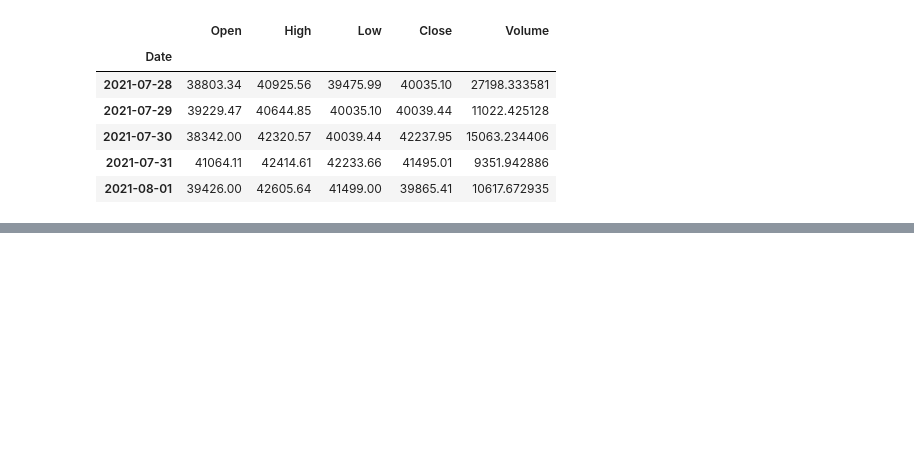
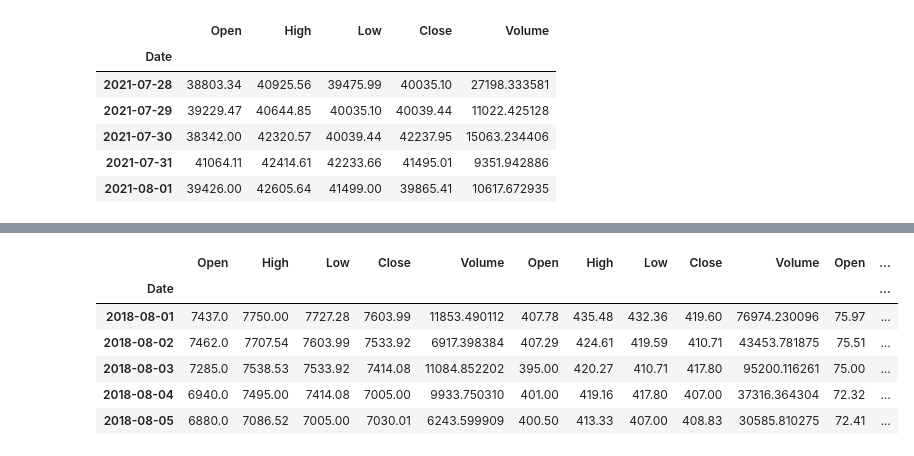
Before and after one commit to jpweldon/Cryptocurrency_Stock_Correlation, a Jupyter notebook: Jose_practice_code.ipynb, the cells around one changed output, grey strips where cells are left out. Saved outputs shown, nothing was run; the diff lists cells and outputs as text; code cells hidden in the pictures; blank space fills up the shorter version.

Commit message:
added the rest of the missing tables as well as concatinated them individually and all together

```diff
--- a/Jose_practice_code.ipynb
+++ b/Jose_practice_code.ipynb
@@ -234,0 +346,5 @@ display(historical_btc_2021_5_2021_8.tail())
+# %%
+eth_merge = [historical_eth_2018_8_2019_5, historical_eth_2019_5_2020_2, historical_eth_2020_2_2020_8, historical_eth_2020_8_2021_5, historical_eth_2021_5_2021_8]
+eth_historic_data_combined = pd.concat(eth_merge)
+display(eth_historic_data_combined.head())
+display(eth_historic_data_combined.tail())
@@ -234,0 +366,5 @@ display(historical_btc_2021_5_2021_8.tail())
+# %%
+btc_merge = [historical_btc_2018_8_2019_5, historical_btc_2019_5_2020_2, historical_btc_2020_2_2020_8, historical_btc_2020_8_2021_5, historical_btc_2021_5_2021_8]
+btc_historic_data_combined = pd.concat(btc_merge)
+display(btc_historic_data_combined.head())
+display(btc_historic_data_combined.tail())
@@ -234,0 +386,5 @@ display(historical_btc_2021_5_2021_8.tail())
+# %%
+ltc_merge = [historical_ltc_2018_8_2019_5, historical_ltc_2019_5_2020_2, historical_ltc_2020_2_2020_8, historical_ltc_2020_8_2021_5, historical_ltc_2021_5_2021_8]
+ltc_historic_data_combined = pd.concat(ltc_merge)
+display(ltc_historic_data_combined.head())
+display(ltc_historic_data_combined.tail())
@@ -234,0 +406,12 @@ display(historical_btc_2021_5_2021_8.tail())
+# %%
+crypto_historic_data = pd.concat([btc_historic_data_combined, eth_historic_data_combined, ltc_historic_data_combined], axis= 1)
+# %%
+crypto_historic_data.head()
+# %% [output]
+|  | Open | High | Low | Close | Volume | Open | High | Low | Close | Volume | Open | ... |
+| Date |  |  |  |  |  |  |  |  |  |  |  | ... |
+| 2018-08-01 | 7437.0 | 7750.00 | 7727.28 | 7603.99 | 11853.490112 | 407.78 | 435.48 | 432.36 | 419.60 | 76974.230096 | 75.97 | ... |
+| 2018-08-02 | 7462.0 | 7707.54 | 7603.99 | 7533.92 | 6917.398384 | 407.29 | 424.61 | 419.59 | 410.71 | 43453.781875 | 75.51 | ... |
+| 2018-08-03 | 7285.0 | 7538.53 | 7533.92 | 7414.08 | 11084.852202 | 395.00 | 420.27 | 410.71 | 417.80 | 95200.116261 | 75.00 | ... |
+| 2018-08-04 | 6940.0 | 7495.00 | 7414.08 | 7005.00 | 9933.750310 | 401.00 | 419.16 | 417.80 | 407.00 | 37316.364304 | 72.32 | ... |
+| 2018-08-05 | 6880.0 | 7086.52 | 7005.00 | 7030.01 | 6243.599909 | 400.50 | 413.33 | 407.00 | 408.83 | 30585.810275 | 72.41 | ... |
```
Also changed, not shown: parts of 25 cells of this notebook.
